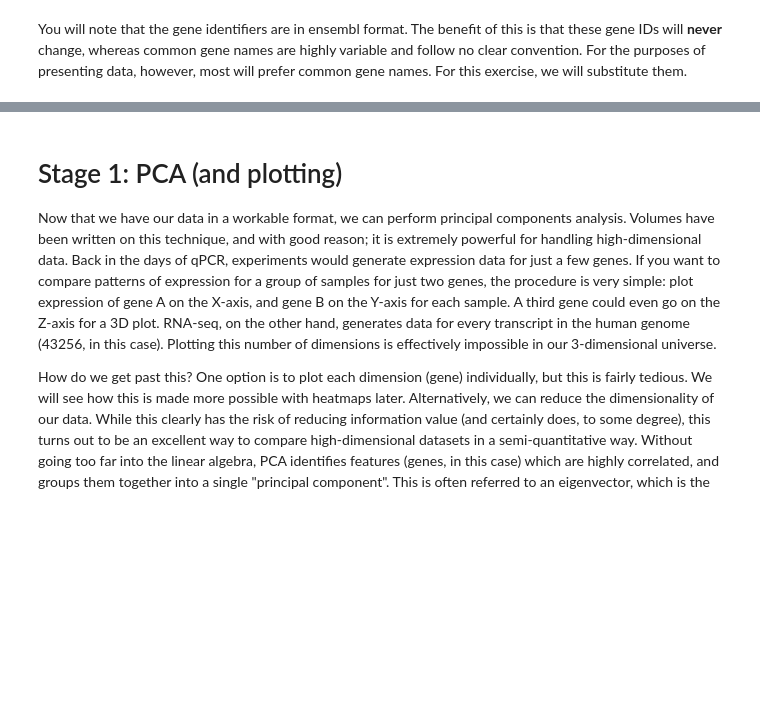
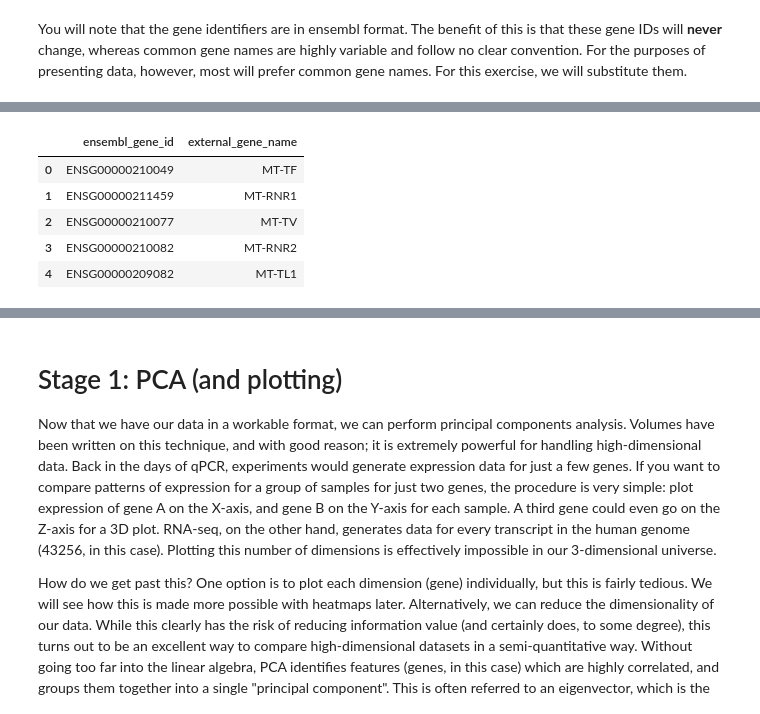
Before and after one commit to morimotolab/systems_class, a Jupyter notebook: 03_optional_visualization_exercises.ipynb, the cells around one changed output, grey strips where cells are left out. Saved outputs shown, nothing was run; the diff lists cells and outputs as text; code cells hidden in the pictures; blank space fills up the shorter version.

```diff
--- a/03_optional_visualization_exercises.ipynb
+++ b/03_optional_visualization_exercises.ipynb
@@ -44,9 +52,16 @@ counts.head()
 # %%
 # Conversion
 # import conversion table
-gene_conversions = pd.read_csv("/Users/tstoeger/Box/chaperome_student_course/2020/material/human_gene_name_conversions.csv") # <- adapt code here
+gene_conversions = pd.read_csv("C://Users/rogan/Downloads/chaperome_student_course/chaperome_student_course/2020/material/human_gene_name_conversions.csv") # <- adapt code here
 name_conversions = gene_conversions[["ensembl_gene_id", "external_gene_name"]]
 name_conversions.head()
+# %% [output]
+|  | ensembl_gene_id | external_gene_name |
+| 0 | ENSG00000210049 | MT-TF |
+| 1 | ENSG00000211459 | MT-RNR1 |
+| 2 | ENSG00000210077 | MT-TV |
+| 3 | ENSG00000210082 | MT-RNR2 |
+| 4 | ENSG00000209082 | MT-TL1 |
 # %%
 # perform merge
 counts = pd.merge(counts,
```
Also changed, not shown: parts of 13 cells of this notebook, 2 other files.
